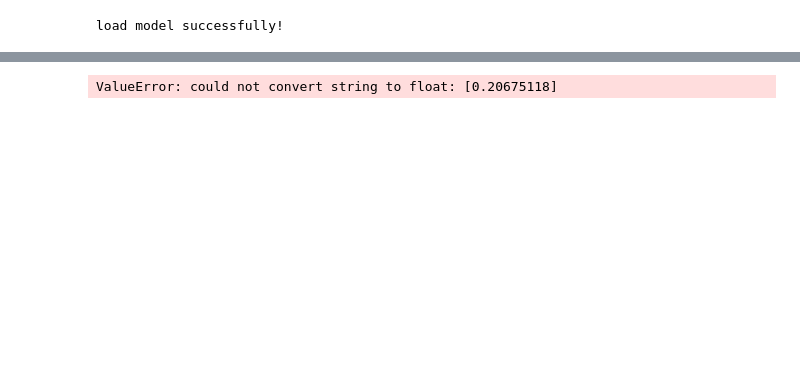
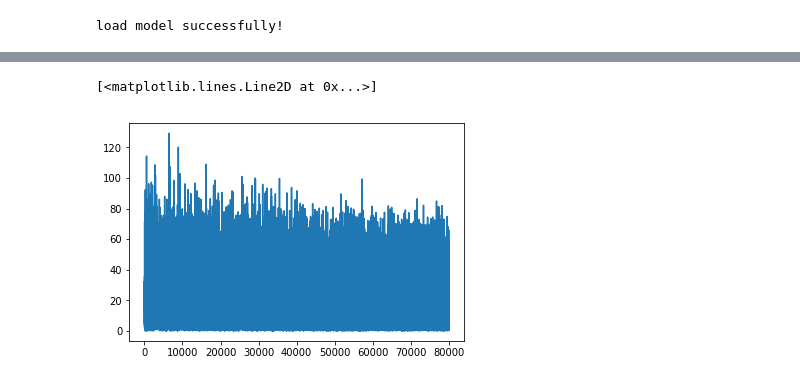
Before and after one commit to princeward/faster_rcnn_pytorch, a Jupyter notebook: pose_net_train.ipynb, the cells around one changed output, grey strips where cells are left out. Cells and saved outputs as stored; diff of their text form; code cells hidden in the pictures; blank space fills up the shorter version.

```diff
--- a/pose_net_train.ipynb
+++ b/pose_net_train.ipynb
@@ -223,11 +245,12 @@ step 0, image: 000356.jpg, loss: 0.2068, fps: 0.82 (1.22s per batch)
 # %%
 import numpy as np
 import matplotlib.pyplot as plt
 %matplotlib inline
 
 
-log_dir = "trained_models/saved_pose_model2"
+log_dir = "trained_models/saved_pose_model_final"
 file_pose_loss = np.loadtxt(log_dir+"/loss_pose.txt")
 plt.plot(file_pose_loss)
 # %% [output]
-ValueError: could not convert string to float: [0.20675118]
+[<matplotlib.lines.Line2D at 0x...>]
+[figure, added]
```
Also changed, not shown: parts of 7 cells of this notebook, 1 other file.
